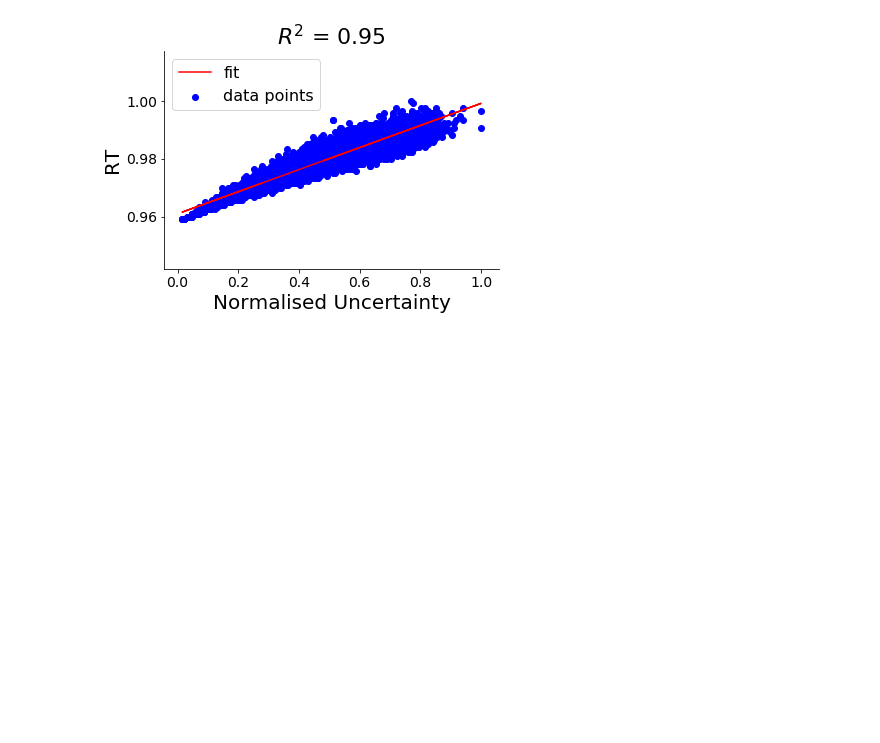
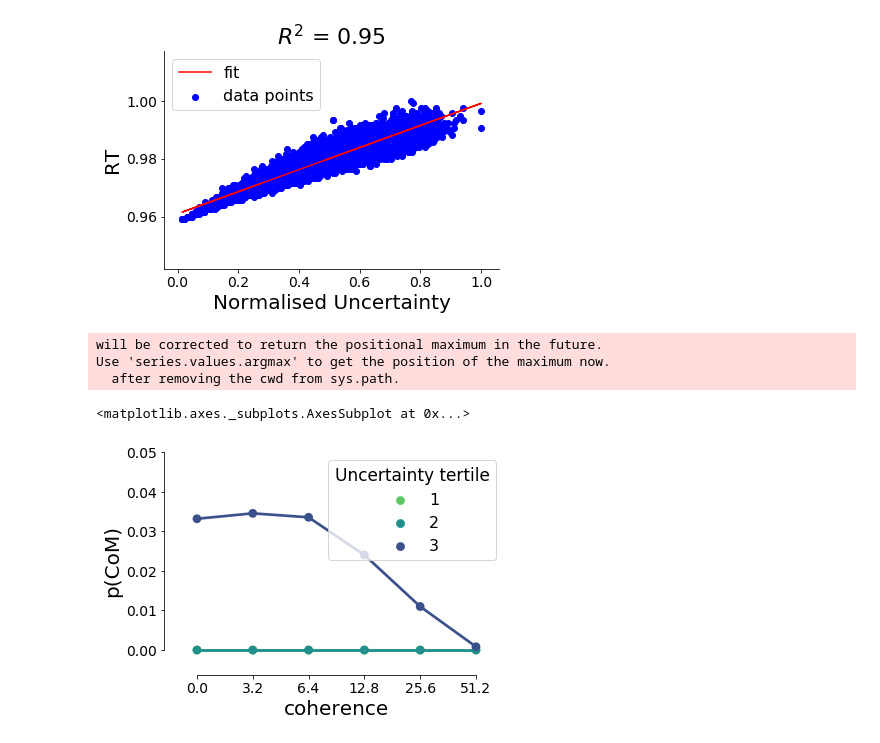
Before and after one commit to nidstigator/com_fixed_duration, a Jupyter notebook: plotting_code/notebooks/modelling_results.ipynb, the cells around one changed output. Drawn from its saved outputs; the diff is of its cells as text; code cells hidden in the pictures; blank space fills up the shorter version.

Commit message:
probability of change-of-mind as a function of coherence level split by uncertainty

```diff
--- a/plotting_code/notebooks/modelling_results.ipynb
+++ b/plotting_code/notebooks/modelling_results.ipynb
@@ -26,6 +26,7 @@ model_com_activity_traces = pd.read_csv('../../figures_output/csv/comactivity_tr
 model_uncertainty_vs_coherence= pd.read_csv('../../figures_output/csv/uncertainty_vs_coherence.txt', sep=',')
 model_uncertainty_vs_coherence_com = pd.read_csv('../../figures_output/csv/uncertainty_vs_coherence_com.txt', sep=',')
 model_uncertainty_vs_IT = pd.read_csv('../../figures_output/csv/uncertainty_IT_correlation.txt', sep=',')
+model_uncertainty_tertiles = pd.read_csv('../../figures_output/csv/model_tertiles_uncertainty.txt', sep=',')
 # %% [markdown]
 ### Set this to a custom path if you want to save figures elsewhere
 # %%
@@ -221,0 +269,18 @@ plot_uncertainty_IT(model_uncertainty_vs_IT)
+# %%
+# pd.qcut assumes equal bin sizes- workaround in this function below:
+def pct_rank_qcut(series, n):
+    edges = pd.Series([float(i) / n for i in range(n + 1)])
+    f = lambda x: (edges >= x).argmax()
+    return series.rank(pct=1).apply(f)
+# %%
+model_uncertainty_tertiles['uncertainty_tertile'] =\
+pct_rank_qcut(model_uncertainty_tertiles['uncertainty'], 3)
+model_uncertainty_tertiles['is_com'] = model_uncertainty_tertiles['is_com'].astype('bool')
+plot_p_com_vs_var_ci(model_uncertainty_tertiles, 'uncertainty_tertile', 'Model',
+                     n_threshold=10)
+# %% [output]
+will be corrected to return the positional maximum in the future.
+Use 'series.values.argmax' to get the position of the maximum now.
+  after removing the cwd from sys.path.
+<matplotlib.axes._subplots.AxesSubplot at 0x...>
+[figure, added]
```
Also changed, not shown: parts of 1 cell of this notebook, 3 other files.
